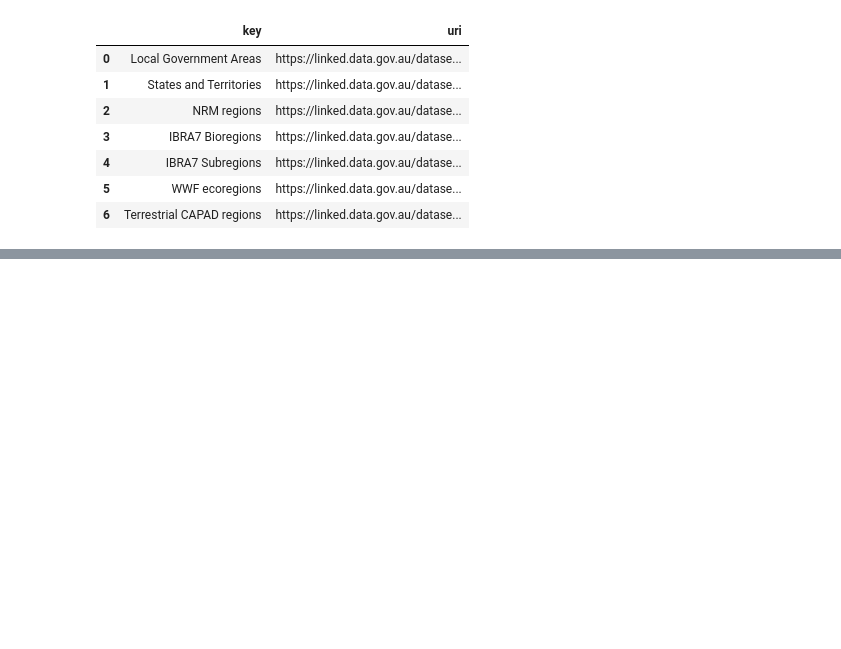
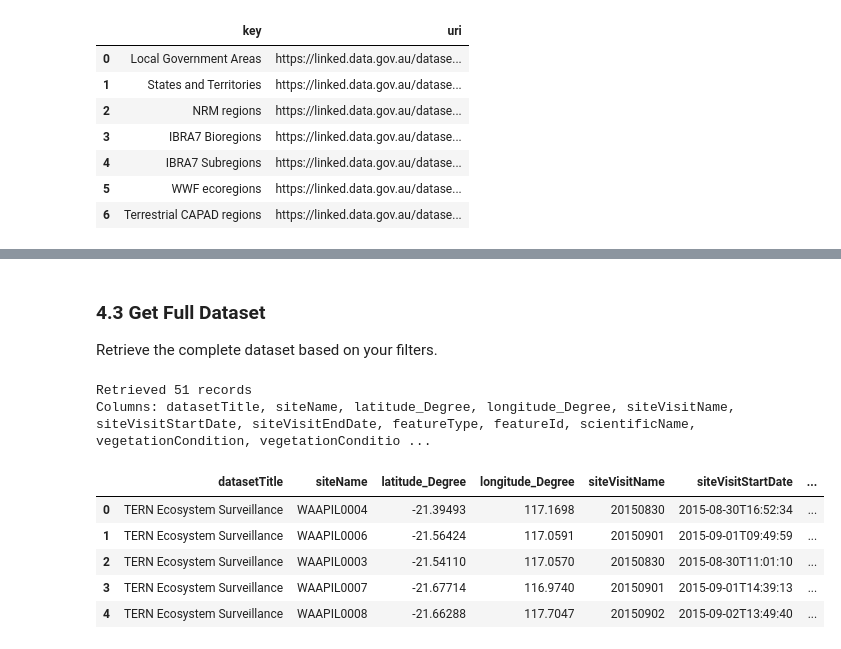
Before and after one commit to ternaustralia/terndata.ecoplots, a Jupyter notebook: demo.ipynb, the cells around one changed output, grey strips where cells are left out. Drawn from its saved outputs; the diff is of its cells as text; code cells hidden in the pictures; blank space fills up the shorter version.

```diff
--- a/demo.ipynb
+++ b/demo.ipynb
@@ -104,0 +285,33 @@ Using cached labels for facet: core_attributes
+# %% [markdown]
+### 4.3 Get Full Dataset
+
+Retrieve the complete dataset based on your filters.
+# %%
+# ============================================================
+# Retrieving Data: Sync vs Async
+# ============================================================
+#
+# If using **synchronous** EcoPlots client:
+#   df = ecoplots.get_data()
+#
+# If using **asynchronous** AsyncEcoPlots client (current):
+#   df = await ecoplots.get_data()
+#
+# Note: `await` is only needed for AsyncEcoPlots!
+# ============================================================
+
+# Retrieve data asynchronously (returns GeoDataFrame)
+df = await ecoplots.get_data()
+
+print(f"Retrieved {len(df)} records")
+print(f"Columns: {', '.join(df.columns)}")
+df.head()
+# %% [output]
+Retrieved 51 records
+Columns: datasetTitle, siteName, latitude_Degree, longitude_Degree, siteVisitName, siteVisitStartDate, siteVisitEndDate, featureType, featureId, scientificName, vegetationCondition, vegetationConditio ...
+|  | datasetTitle | siteName | latitude_Degree | longitude_Degree | siteVisitName | siteVisitStartDate | ... |
+| 0 | TERN Ecosystem Surveillance | WAAPIL0004 | -21.39493 | 117.1698 | 20150830 | 2015-08-30T16:52:34 | ... |
+| 1 | TERN Ecosystem Surveillance | WAAPIL0006 | -21.56424 | 117.0591 | 20150901 | 2015-09-01T09:49:59 | ... |
+| 2 | TERN Ecosystem Surveillance | WAAPIL0003 | -21.54110 | 117.0570 | 20150830 | 2015-08-30T11:01:10 | ... |
+| 3 | TERN Ecosystem Surveillance | WAAPIL0007 | -21.67714 | 116.9740 | 20150901 | 2015-09-01T14:39:13 | ... |
+| 4 | TERN Ecosystem Surveillance | WAAPIL0008 | -21.66288 | 117.7047 | 20150902 | 2015-09-02T13:49:40 | ... |
```
Also changed, not shown: parts of 54 cells of this notebook.
